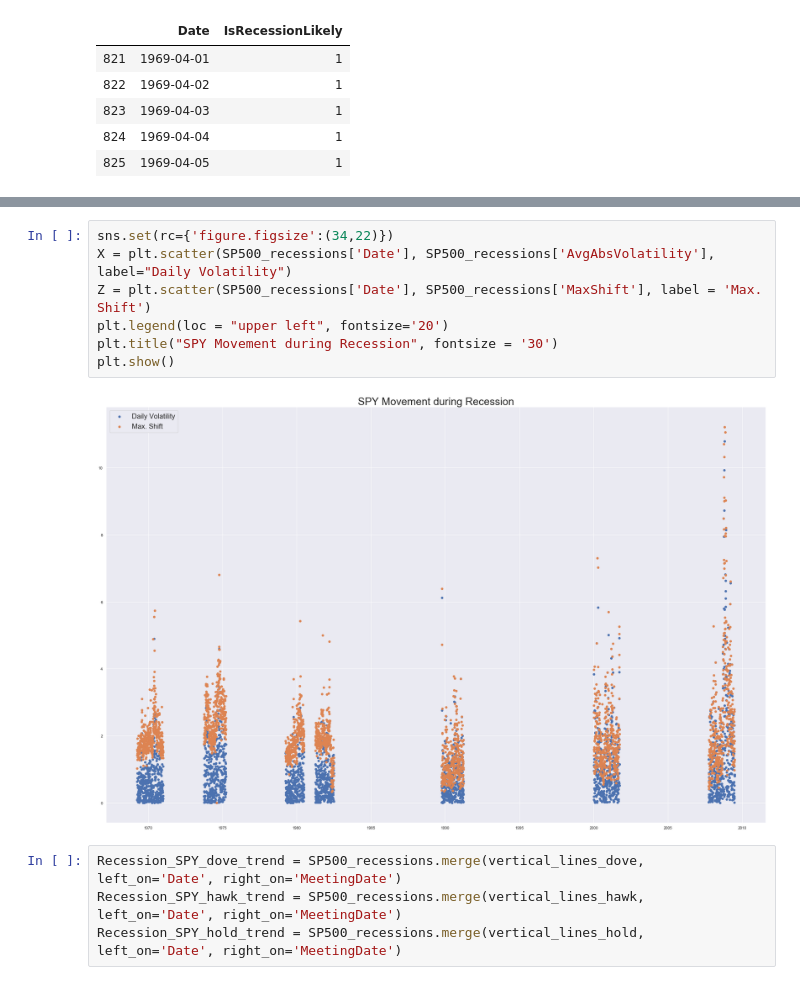
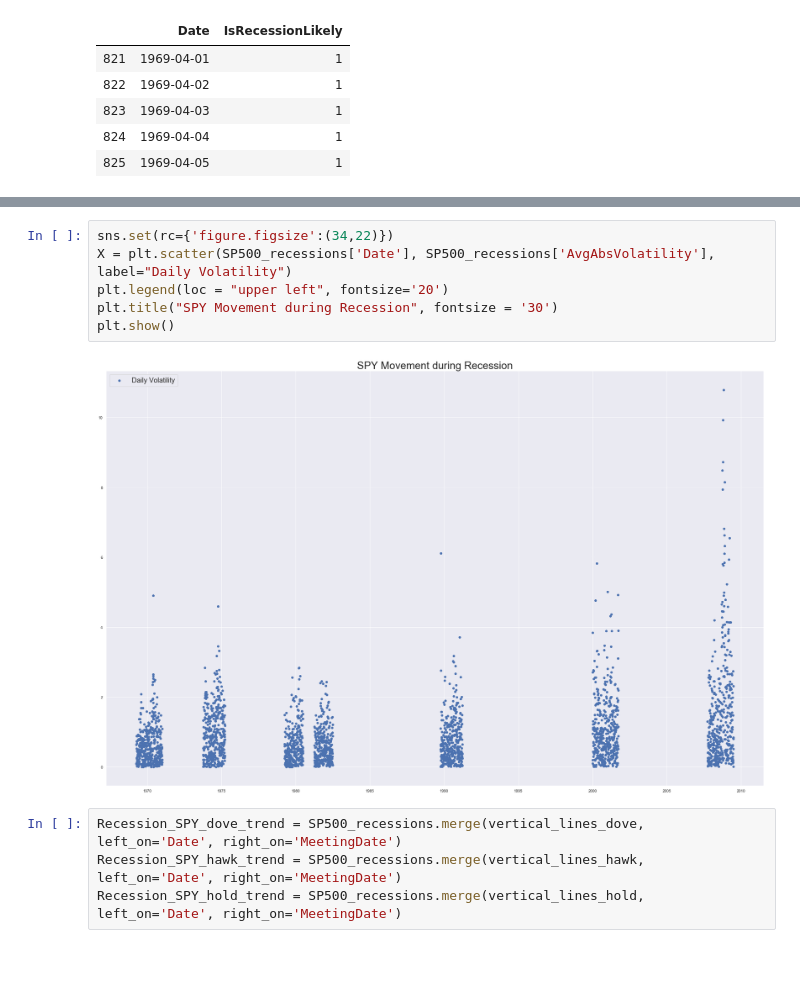
Before and after one commit to vikranttkumar/FedFundsSP500, a Jupyter notebook: Fed Funds Rate interaction with S&P500.ipynb, the cells around one changed output, grey strips where cells are left out. Cells and saved outputs as stored; diff of their text form; blank space fills up the shorter version.

```diff
--- a/Fed Funds Rate interaction with S&P500.ipynb
+++ b/Fed Funds Rate interaction with S&P500.ipynb
@@ -357,12 +337,11 @@ SP500_recessions.head()
 # %%
 sns.set(rc={'figure.figsize':(34,22)})
 X = plt.scatter(SP500_recessions['Date'], SP500_recessions['AvgAbsVolatility'], label="Daily Volatility")
-Z = plt.scatter(SP500_recessions['Date'], SP500_recessions['MaxShift'], label = 'Max. Shift')
 plt.legend(loc = "upper left", fontsize='20')
 plt.title("SPY Movement during Recession", fontsize = '30')
 plt.show()
 # %% [output]
-[figure, old version]
+[figure, new version]
 # %%
 Recession_SPY_dove_trend = SP500_recessions.merge(vertical_lines_dove, left_on='Date', right_on='MeetingDate')
 Recession_SPY_hawk_trend = SP500_recessions.merge(vertical_lines_hawk, left_on='Date', right_on='MeetingDate')
```
Also changed, not shown: parts of 25 cells of this notebook, 19 other files.
